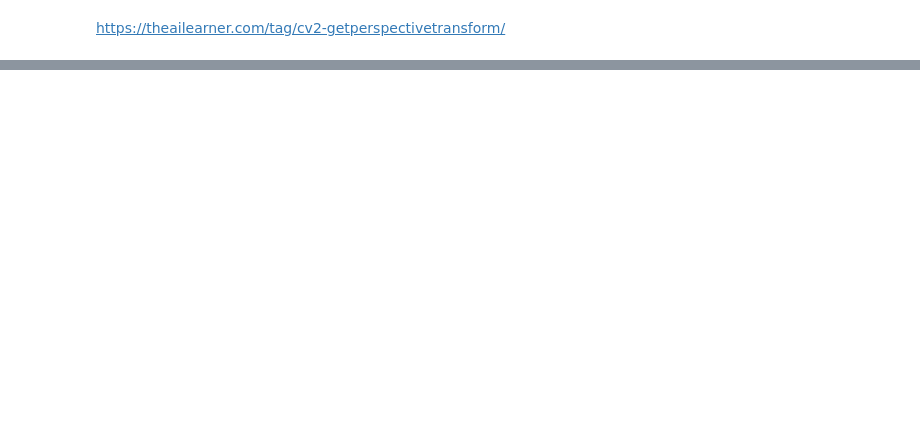
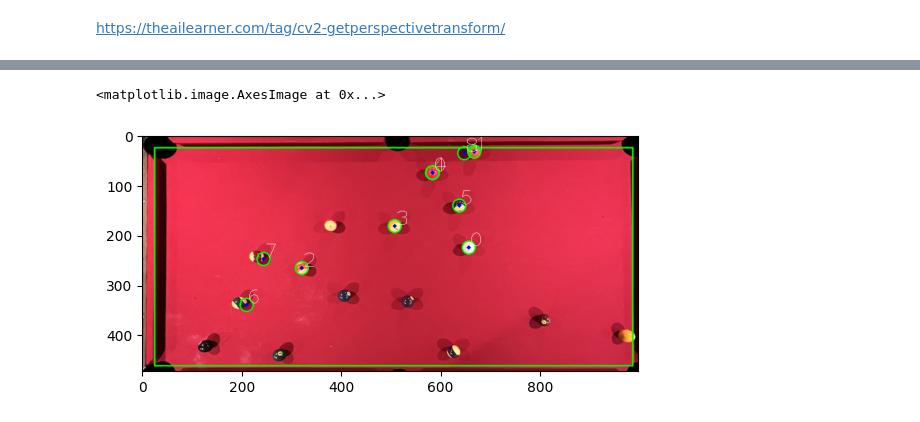
Before and after one commit to bennibbelink/cs766-final-project, a Jupyter notebook: pool_table.ipynb, the cells around one changed output, grey strips where cells are left out. Saved outputs shown, nothing was run; the diff lists cells and outputs as text; code cells hidden in the pictures; blank space fills up the shorter version.

```diff
--- a/pool_table.ipynb
+++ b/pool_table.ipynb
@@ -198,0 +330,15 @@ plt.imshow(rotated_table)
+# %%
+circles = hough_circles(final_out, '')
+cimg = final_out
+k = 0
+for i in circles[0,:]:
+    # draw the outer circle
+    cv2.circle(cimg,(i[0],i[1]),i[2],(0,255,0),2)
+    # draw the center of the circle
+    cv2.circle(cimg,(i[0],i[1]),2,(0,0,255),3)
+    cv2.putText(cimg, f'{k}', (i[0],i[1]), cv2.FONT_HERSHEY_PLAIN, 3, (255,255,255), 1)
+    k+=1
+plt.imshow(cimg)
+# %% [output]
+<matplotlib.image.AxesImage at 0x...>
+[figure, added]
```
Also changed, not shown: parts of 10 cells of this notebook, 1 other file.
